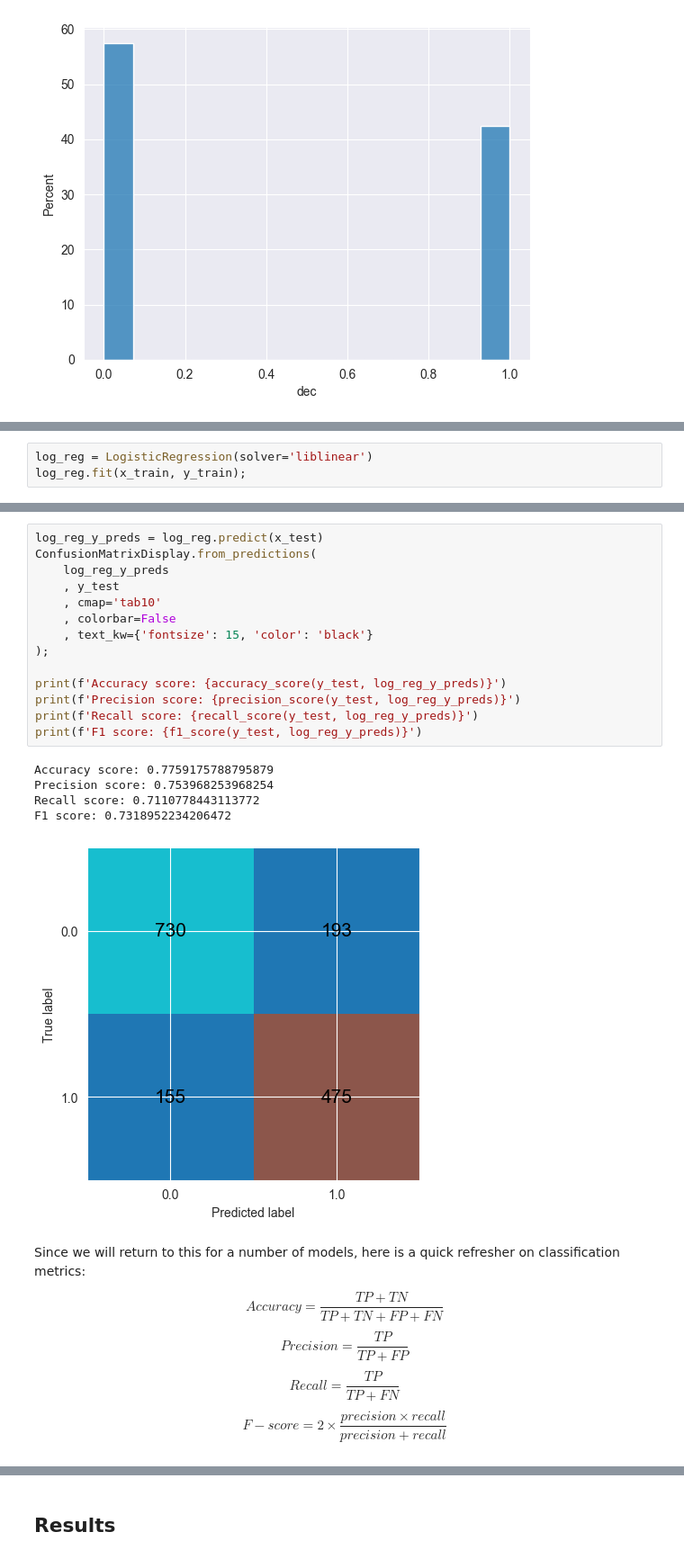
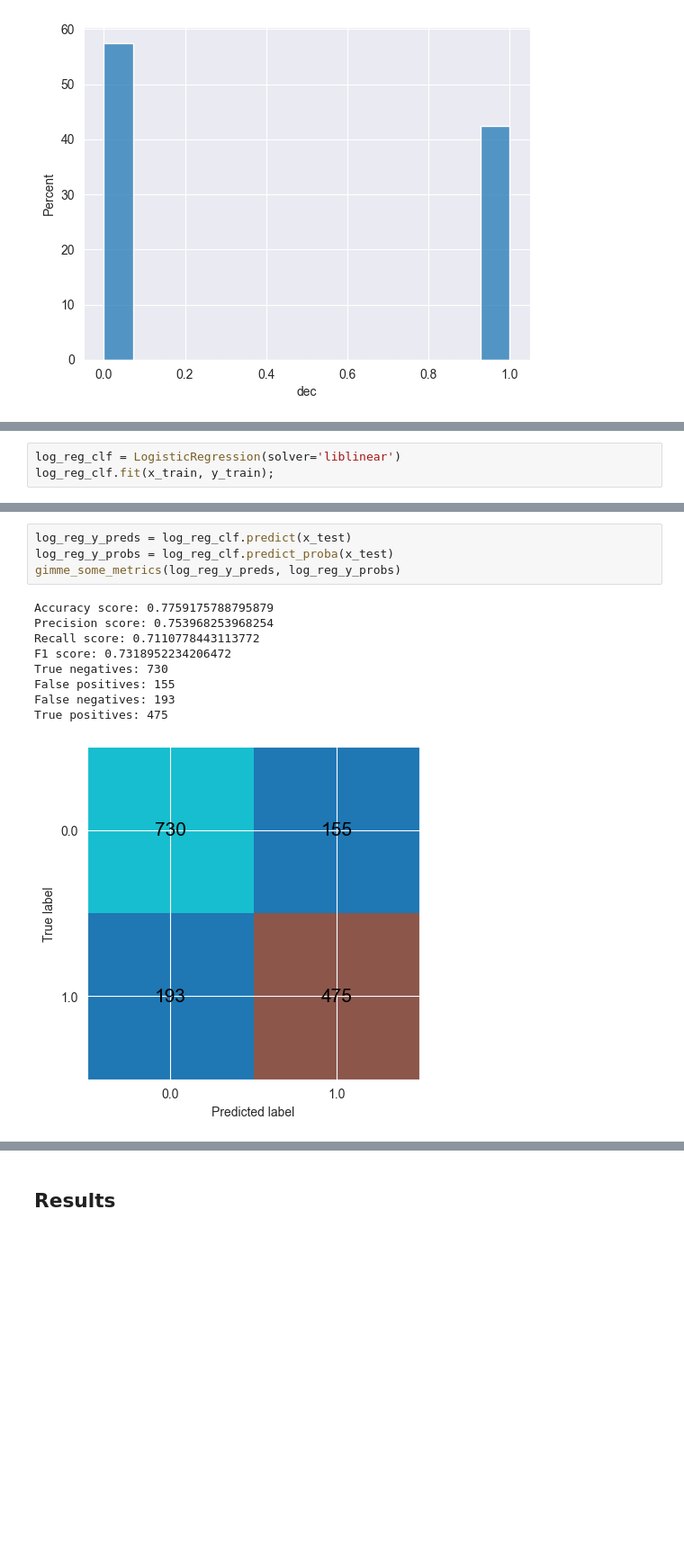
Before and after one commit to jhleakakos/msds-supervised-learning-final, a Jupyter notebook: speedy_dates.ipynb, the cells around one changed output, grey strips where cells are left out. Shown at 90% size. Cells and saved outputs as stored; diff of their text form; blank space fills up the shorter version.

Commit message:
refactor model performance evaluation code and build KNN model

```diff
--- a/speedy_dates.ipynb
+++ b/speedy_dates.ipynb
@@ -755,3 +808,3 @@ We will start by taking a look at logistic regression and some of its performanc
 # %%
-log_reg = LogisticRegression(solver='liblinear')
-log_reg.fit(x_train, y_train);
+log_reg_clf = LogisticRegression(solver='liblinear')
+log_reg_clf.fit(x_train, y_train);
@@ -798,27 +835,14 @@ We will finish by looking at a few other standard metrics for logistic regressio
-# %%
-log_reg_y_preds = log_reg.predict(x_test)
-ConfusionMatrixDisplay.from_predictions(
-    log_reg_y_preds
-    , y_test
-    , cmap='tab10'
-    , colorbar=False
-    , text_kw={'fontsize': 15, 'color': 'black'}
-);
-
-print(f'Accuracy score: {accuracy_score(y_test, log_reg_y_preds)}')
-print(f'Precision score: {precision_score(y_test, log_reg_y_preds)}')
-print(f'Recall score: {recall_score(y_test, log_reg_y_preds)}')
-print(f'F1 score: {f1_score(y_test, log_reg_y_preds)}')
-# %% [output]
-Accuracy score: 0.7759175788795879
-Precision score: 0.753968253968254
-Recall score: 0.7110778443113772
-F1 score: 0.7318952234206472
-[figure, removed]
-# %% [markdown]
-Since we will return to this for a number of models, here is a quick refresher on classification metrics:
-
-$$ Accuracy = \frac{TP + TN}{TP + TN + FP + FN} $$
-$$ Precision = \frac{TP}{TP + FP} $$
-$$ Recall = \frac{TP}{TP + FN} $$
-$$ F-score = 2 \times \frac{precision \times recall}{precision + recall} $$
+# %%
+log_reg_y_preds = log_reg_clf.predict(x_test)
+log_reg_y_probs = log_reg_clf.predict_proba(x_test)
+gimme_some_metrics(log_reg_y_preds, log_reg_y_probs)
+# %% [output]
+Accuracy score: 0.7759175788795879
+Precision score: 0.753968253968254
+Recall score: 0.7110778443113772
+F1 score: 0.7318952234206472
+True negatives: 730
+False positives: 155
+False negatives: 193
+True positives: 475
+[figure, added]
```
Also changed, not shown: parts of 15 cells of this notebook.
